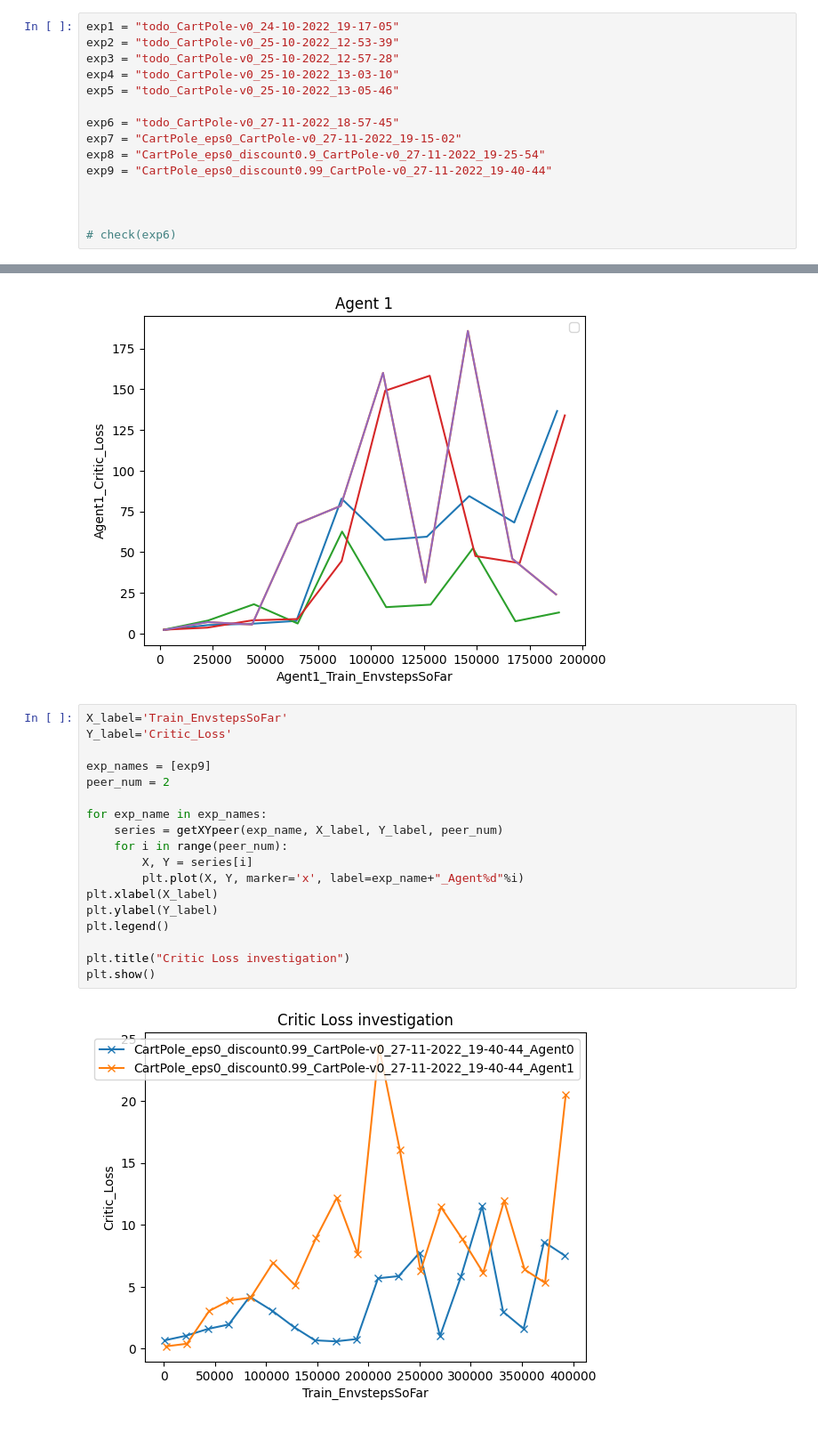
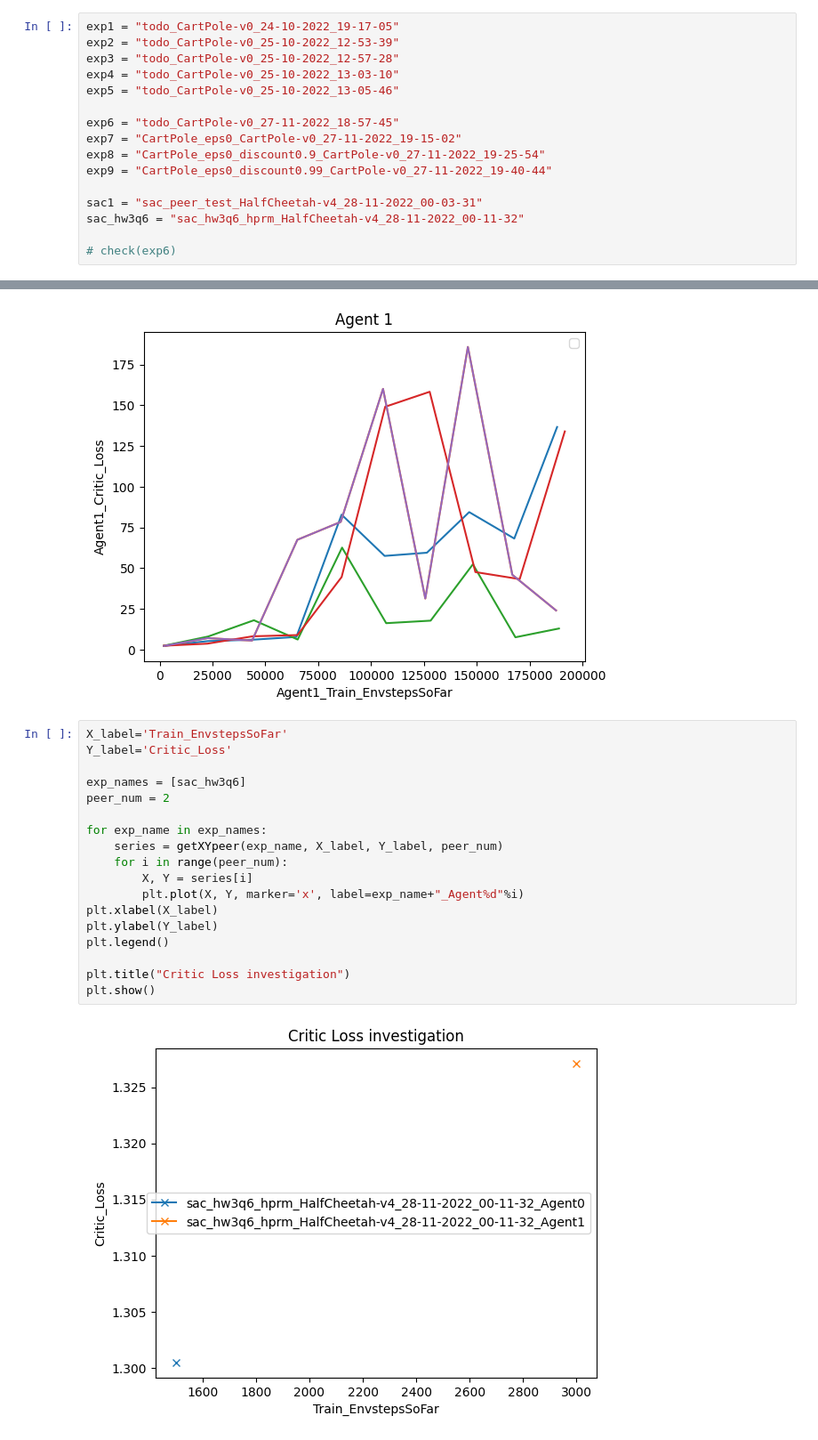
Before and after one commit to chirag-sharma-00/CS285-Project, a Jupyter notebook: cs285/scripts/plotter.ipynb, the cells around one changed output, grey strips where cells are left out. Shown at 89% size. Cells and saved outputs as stored; diff of their text form.

Commit message:
sac peer learning code complete

```diff
--- a/cs285/scripts/plotter.ipynb
+++ b/cs285/scripts/plotter.ipynb
@@ -52,7 +52,8 @@ exp7 = "CartPole_eps0_CartPole-v0_27-11-2022_19-15-02"
 exp8 = "CartPole_eps0_discount0.9_CartPole-v0_27-11-2022_19-25-54"
 exp9 = "CartPole_eps0_discount0.99_CartPole-v0_27-11-2022_19-40-44"
 
-
+sac1 = "sac_peer_test_HalfCheetah-v4_28-11-2022_00-03-31"
+sac_hw3q6 = "sac_hw3q6_hprm_HalfCheetah-v4_28-11-2022_00-11-32"
 
 # check(exp6)
 # %%
@@ -94,23 +99,23 @@ No artists with labels found to put in legend.  Note that artists whose label st
 # %%
 X_label='Train_EnvstepsSoFar'
 Y_label='Critic_Loss'
 
-exp_names = [exp9]
+exp_names = [sac_hw3q6]
 peer_num = 2
 
 for exp_name in exp_names:
     series = getXYpeer(exp_name, X_label, Y_label, peer_num)
     for i in range(peer_num):
         X, Y = series[i]
         plt.plot(X, Y, marker='x', label=exp_name+"_Agent%d"%i)
 plt.xlabel(X_label)
 plt.ylabel(Y_label)
 plt.legend()
 
 plt.title("Critic Loss investigation")
 plt.show()
 # %% [output]
-[figure, old version]
+[figure, new version]
 # %%
 X_label='Train_EnvstepsSoFar'
 Y_label='Eval_AverageReturn'
```
Also changed, not shown: parts of 2 cells of this notebook, 8 other files.
